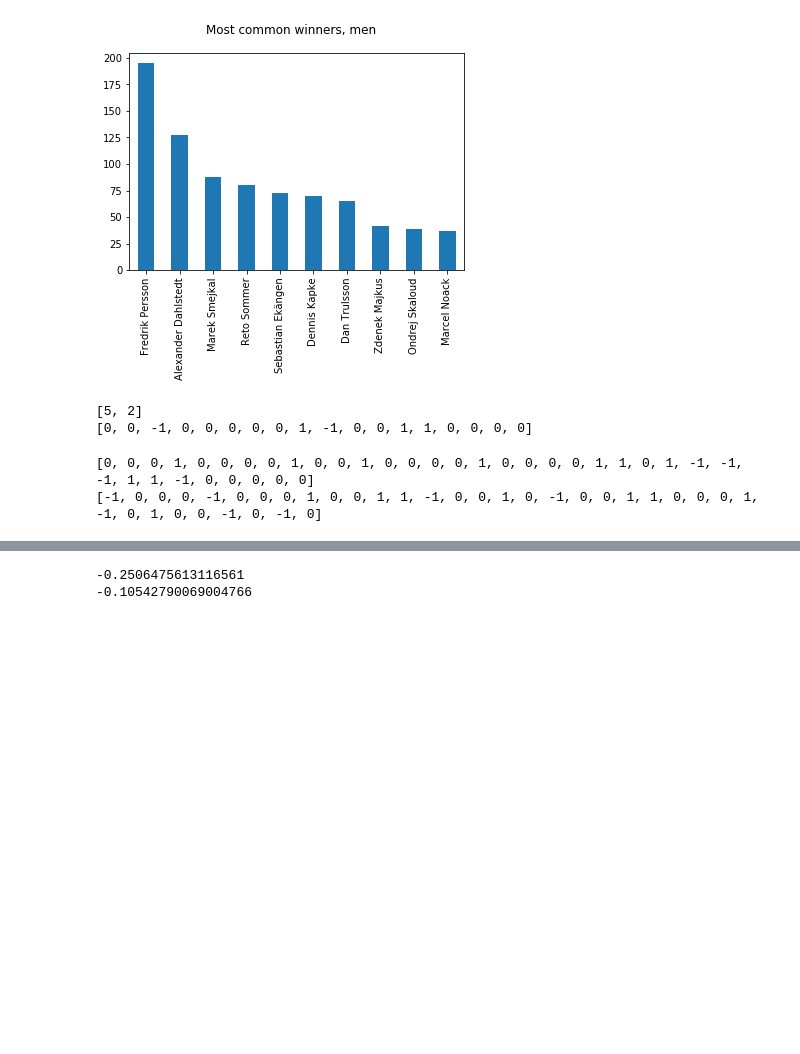
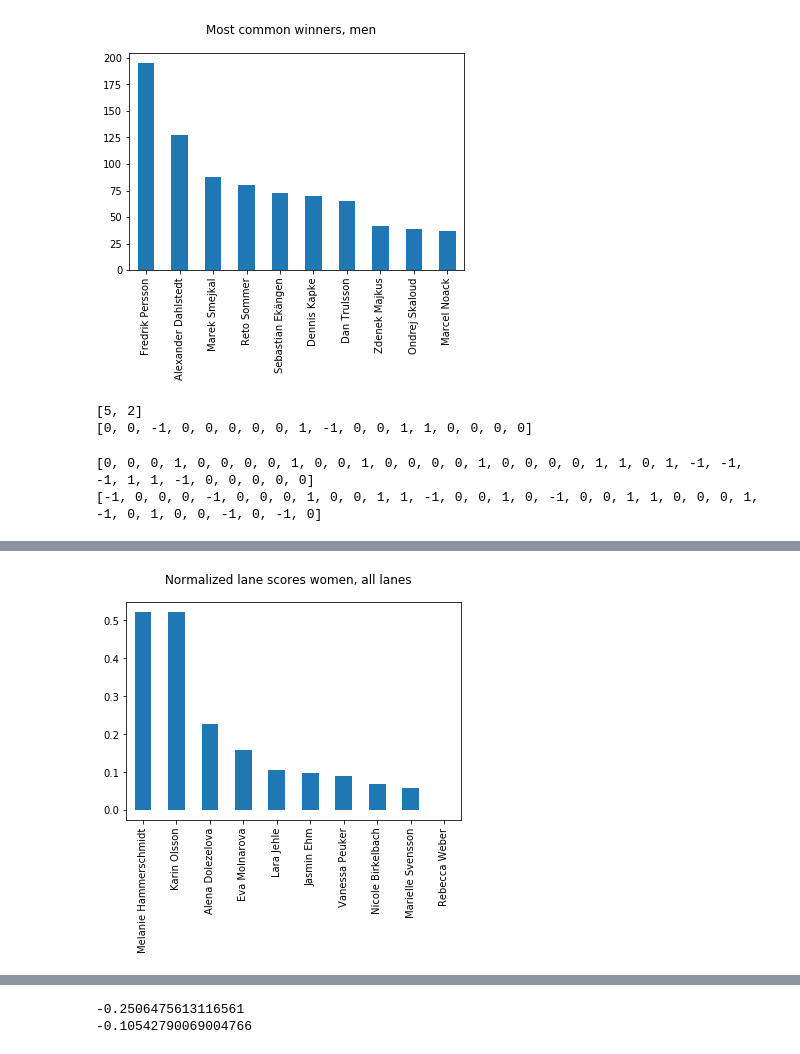
Before and after one commit to axarekma/WMC_2017_CUP, a Jupyter notebook: src/example.ipynb, the cells around one changed output, grey strips where cells are left out. Drawn from its saved outputs; the diff is of its cells as text; code cells hidden in the pictures; blank space fills up the shorter version.

```diff
--- a/src/example.ipynb
+++ b/src/example.ipynb
@@ -100,8 +100,3 @@ def plotSortedLanes(res_all):
             barlist[i].set_color('r')
         except:
             pass
-# %%
-winners = [x[0] for x in medals_m]
-letter_counts = Counter(winners).most_common(20)
-names = [v[0] for v in letter_counts]
-print(names)
@@ -110,4 +103,6 @@ print(names)
 # %%
 import numpy as np
+names_m = [v for v in RANK_M.values()]
+names_w = [v for v in RANK_W.values()]
 np.random.choice(names)
 # %% [output]
@@ -114,0 +110,30 @@ np.random.choice(names)
+# %%
+def plotHighestScores(scores,lambda_f, n_plot):
+    top_dict = OrderedDict()
+    for el in sorted(scores.items(),
+                     key = lambda_f,reverse = True)[:10]:
+        top_dict[el[0]] = lambda_f(el)
+    dtf = pandas.Series(top_dict).plot(kind='bar')
+    return dtf
+
+def get_lane_scores(p1,names):
+    res_all = getresdict(LANES_ALL)
+    for _ in range(1000):
+        p2 = np.random.choice(names)
+        if (p1 != p2):
+            res_all = addGame(p1,p2,LANES_ALL,res_all)
+    return res_all
+
+
+def getnormscoresdict(names):
+    norm_scores = dict()
+    for n in names:
+        lane_scores = get_lane_scores(n,names)
+        norm_scores[n] = (get_normalized_score(lane_scores,LANES),
+                          get_normalized_score(lane_scores,LANES_ALL) )
+
+        print(n,norm_scores[n])
+    return norm_scores
+
+norm_scores_w = getnormscoresdict(names_w)
+norm_scores_m = getnormscoresdict(names_m)
@@ -114,0 +158,8 @@ np.random.choice(names)
+# %%
+dtf = plotHighestScores(norm_scores_w,lambda x: x[1][1], 10)
+dtf.plot()
+fig = plt.gcf()
+fig.suptitle('Normalized lane scores women, all lanes')
+fig.savefig('../FIG/lanescores_w_all',bbox_inches = 'tight')
+# %% [output]
+[figure, added]
```
Also changed, not shown: parts of 16 cells of this notebook, 11 other files.
